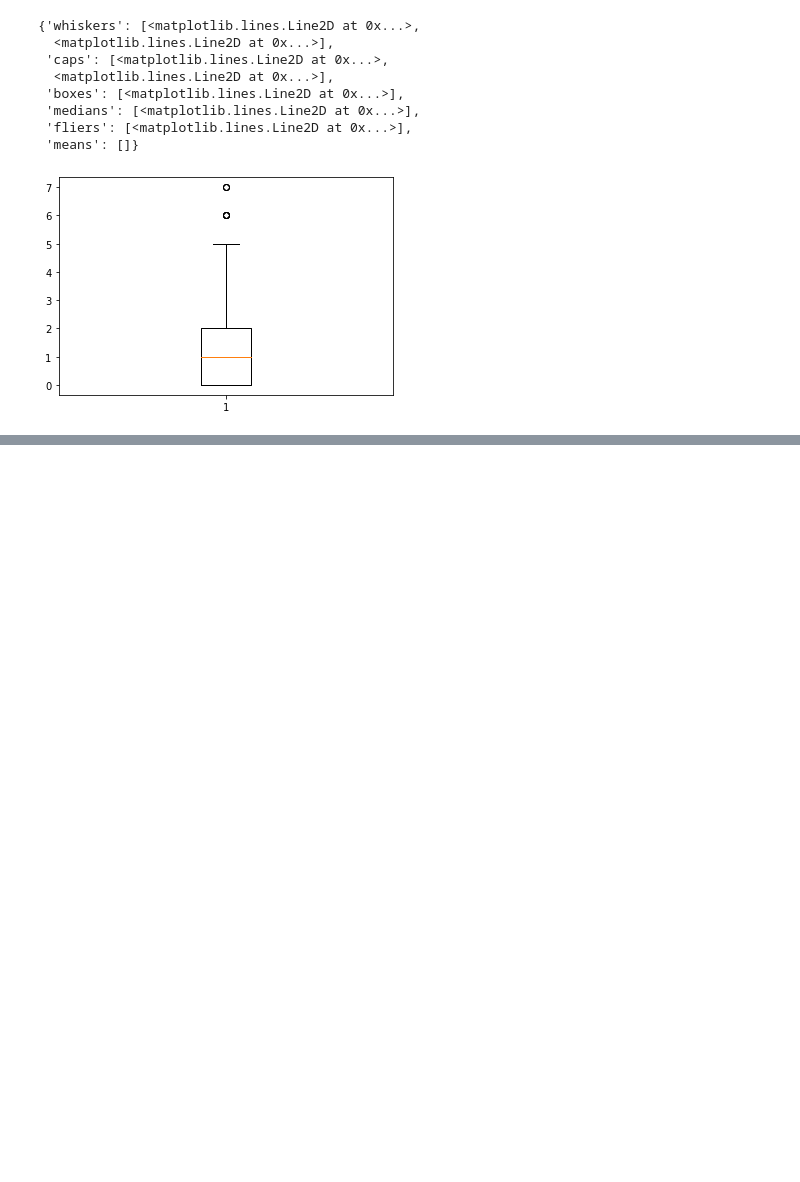
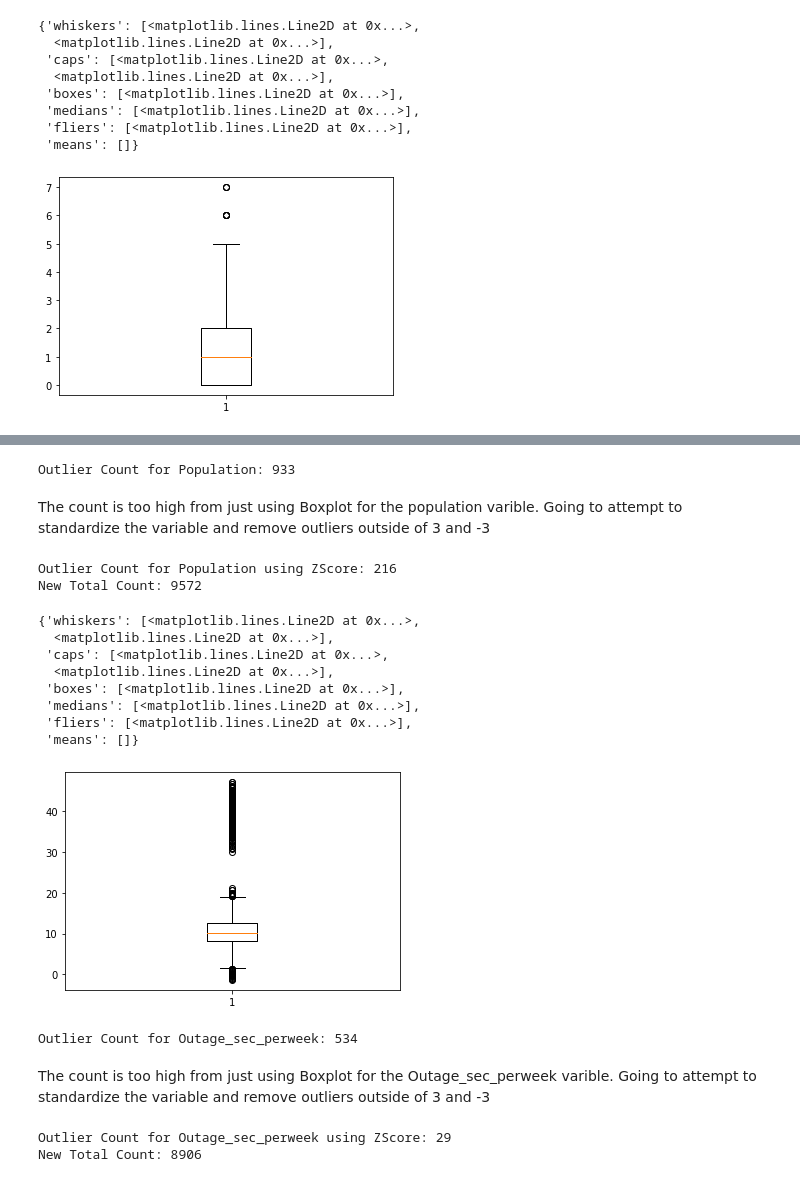
Before and after one commit to Bronsky91/D206---Data-Cleaning, a Jupyter notebook: D206 Performance Assesment.ipynb, the cells around one changed output, grey strips where cells are left out. Cells and saved outputs as stored; diff of their text form; code cells hidden in the pictures; blank space fills up the shorter version.

```diff
--- a/D206 Performance Assesment.ipynb
+++ b/D206 Performance Assesment.ipynb
@@ -534,0 +614,66 @@ plt.boxplot(df['Contacts'])
+# %%
+## Grabs outliers using 1.5 IQR Rule
+# https://www.geeksforgeeks.org/finding-the-outlier-points-from-matplotlib/
+
+Q1 =  df['Population'].quantile(0.25)
+Q3 = df['Population'].quantile(0.75)
+IQR = Q3 - Q1  #IQR is interquartile range.
+
+outlier_count = len(df[(df['Population'] < Q1-1.5*IQR ) | (df['Population'] > Q3+1.5*IQR)])
+print('Outlier Count for Population: ' + str(outlier_count))
+# %% [output]
+Outlier Count for Population: 933
+# %% [markdown]
+The count is too high from just using Boxplot for the population varible. Going to attempt to standardize the variable and remove outliers outside of 3 and -3
+# %%
+df['population_z'] = stats.zscore(df['Population'])
+zscore_outlier_count = len(df.query('population_z > 3 | population_z < -3'))
+print('Outlier Count for Population using ZScore: ' + str(zscore_outlier_count))
+
+# Filters out all rows where the standardized income value isn't between 3 and -3
+df = df.query('population_z < 3 & population_z > -3')
+print('New Total Count: ' + str(len(df)))
+# %% [output]
+Outlier Count for Population using ZScore: 216
+New Total Count: 9572
+# %%
+plt.boxplot(df['Outage_sec_perweek'])
+# %% [output]
+{'whiskers': [<matplotlib.lines.Line2D at 0x...>,
+  <matplotlib.lines.Line2D at 0x...>],
+ 'caps': [<matplotlib.lines.Line2D at 0x...>,
+  <matplotlib.lines.Line2D at 0x...>],
+ 'boxes': [<matplotlib.lines.Line2D at 0x...>],
+ 'medians': [<matplotlib.lines.Line2D at 0x...>],
+ 'fliers': [<matplotlib.lines.Line2D at 0x...>],
+ 'means': []}
+[figure, added]
+# %%
+## Grabs outliers using 1.5 IQR Rule
+# https://www.geeksforgeeks.org/finding-the-outlier-points-from-matplotlib/
+
+Q1 =  df['Outage_sec_perweek'].quantile(0.25)
+Q3 = df['Outage_sec_perweek'].quantile(0.75)
+IQR = Q3 - Q1  #IQR is interquartile range.
+
+outlier_count = len(df[(df['Outage_sec_perweek'] < Q1-1.5*IQR ) | (df['Outage_sec_perweek'] > Q3+1.5*IQR)])
+print('Outlier Count for Outage_sec_perweek: ' + str(outlier_count))
+
+# Filters out the outliers and returns the dataframe with the outliers removed
+# df = df[(df['Contacts'] > Q1-1.5*IQR ) & (df['Contacts'] < Q3+1.5*IQR)]
+# print('New Total Count: ' + str(len(df)))
+# %% [output]
+Outlier Count for Outage_sec_perweek: 534
+# %% [markdown]
+The count is too high from just using Boxplot for the Outage_sec_perweek varible. Going to attempt to standardize the variable and remove outliers outside of 3 and -3
+# %%
+df['Outage_sec_perweek_z'] = stats.zscore(df['Outage_sec_perweek'])
+zscore_outlier_count = len(df.query('Outage_sec_perweek_z > 3 | Outage_sec_perweek_z < -3'))
+print('Outlier Count for Outage_sec_perweek using ZScore: ' + str(zscore_outlier_count))
+
+# Filters out all rows where the standardized income value isn't between 3 and -3
+df = df.query('Outage_sec_perweek_z < 3 & Outage_sec_perweek_z > -3')
+print('New Total Count: ' + str(len(df)))
+# %% [output]
+Outlier Count for Outage_sec_perweek using ZScore: 29
+New Total Count: 8906
```
Also changed, not shown: parts of 19 cells of this notebook.
